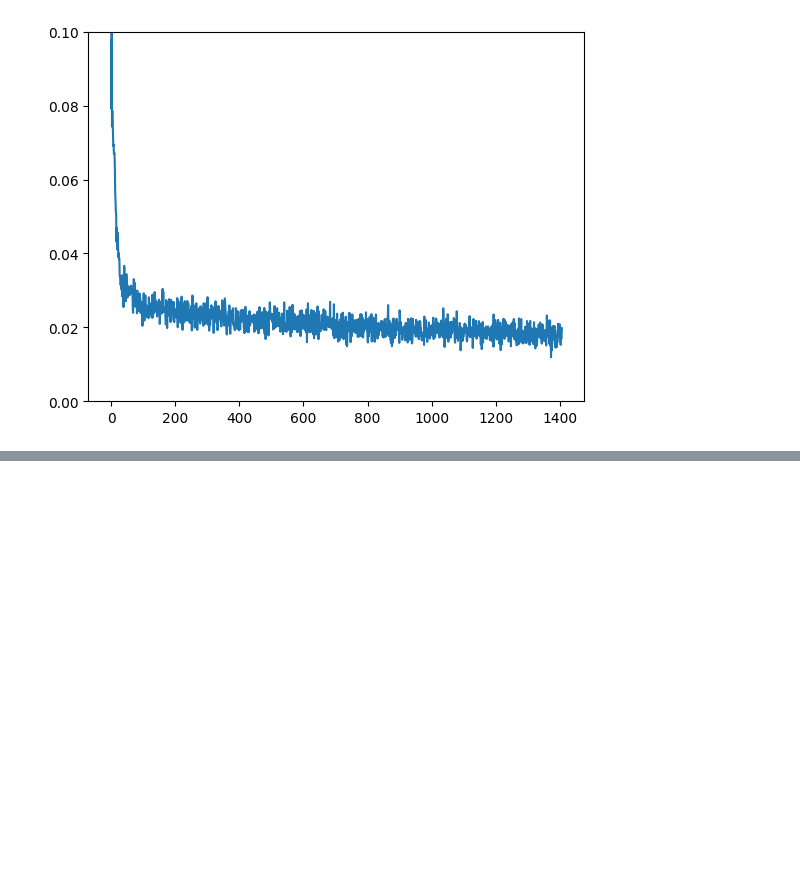
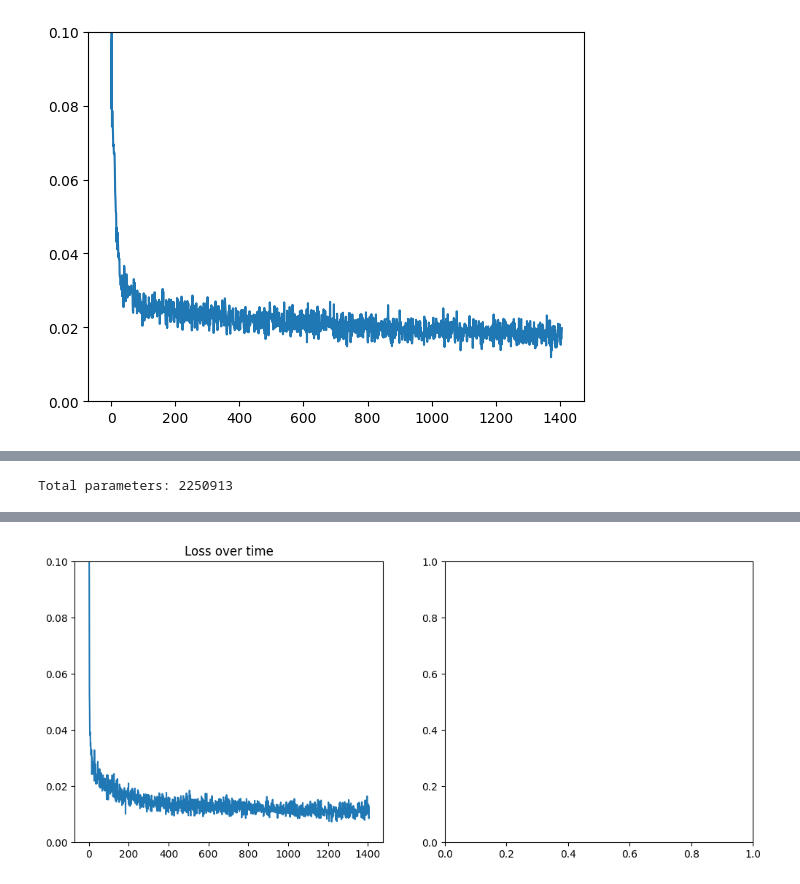
Before and after one commit to tom-choi/Python-Programming-note, a Jupyter notebook: d2l-en/pytorch/DiffusionModel/self_impletement_1.ipynb, the cells around one changed output, grey strips where cells are left out. Drawn from its saved outputs; the diff is of its cells as text; code cells hidden in the pictures; blank space fills up the shorter version.

```diff
--- a/d2l-en/pytorch/DiffusionModel/self_impletement_1.ipynb
+++ b/d2l-en/pytorch/DiffusionModel/self_impletement_1.ipynb
@@ -171,0 +231,71 @@ axs[2].imshow(torchvision.utils.make_grid(pred)[0].clip(0, 1), cmap='Greys')
+# %%
+# 1.7M vs the ~309k parameters of the BasicUNet
+t = 0
+for p in model.parameters():
+    t += p.numel()
+print(f"Total parameters: {t}")
+# %% [output]
+Total parameters: 2250913
+# %%
+batch_size = 128
+train_dataloader = DataLoader(dataset, batch_size=batch_size, shuffle=True)
+
+n_epochs = 3
+
+net = UNet2DModel(
+    sample_size=28,
+    in_channels=1,
+    out_channels=1,
+    layers_per_block=2,
+    block_out_channels=(32,64,64),
+    down_block_types=(
+        "DownBlock2D",
+        "AttnDownBlock2D",
+        "AttnDownBlock2D",
+    ),
+    up_block_types=(
+        "AttnUpBlock2D",
+        "AttnUpBlock2D",
+        "UpBlock2D",
+    )
+)
+net.to(device)
+
+loss_fn = nn.MSELoss()
+opt = torch.optim.Adam(net.parameters(), lr=1e-3)
+
+losses = []
+for epoch in range(n_epochs):
+    for x, y in train_dataloader:
+        x = x.to(device)
+        noise = torch.rand(x.shape[0]).to(device)
+        noisy_x = corrupt(x, noise)
+
+        pred = net(noisy_x, 0).sample
+
+        loss = loss_fn(pred, x)
+
+        opt.zero_grad()
+        loss.backward()
+        opt.step()
+        losses.append(loss.item())
+    total_loss = 0
+    for loss in losses[-len(train_dataloader):]:
+        total_loss += loss
+    avg_loss = total_loss / len(train_dataloader)
+    print(f'Finished epoch {epoch}. Average loss: {avg_loss:05f}')
+fig, axs = plt.subplots(1, 2, figsize=(12, 5))
+
+axs[0].plot(losses)
+axs[0].set_ylim(0, 0.1)
+axs[0].set_title('Loss over time')
+
+n_steps = 40
+x = torch.rand(64, 1, 28, 28).to(device)
+for i in range(n_steps):
+    noise = torch.ones((x.shape[0])).to(device) * (1 - (i / n_steps))
+    with torch.no_grad():
+        pred = net(x, noise).sample
+    mix = 1 / (n_steps - i)
+    x = x * (1 - mix) + pred * mix
+# %% [output]
@@ -171,0 +305 @@ axs[2].imshow(torchvision.utils.make_grid(pred)[0].clip(0, 1), cmap='Greys')
+[figure, added]
```
Also changed, not shown: parts of 8 cells of this notebook.
